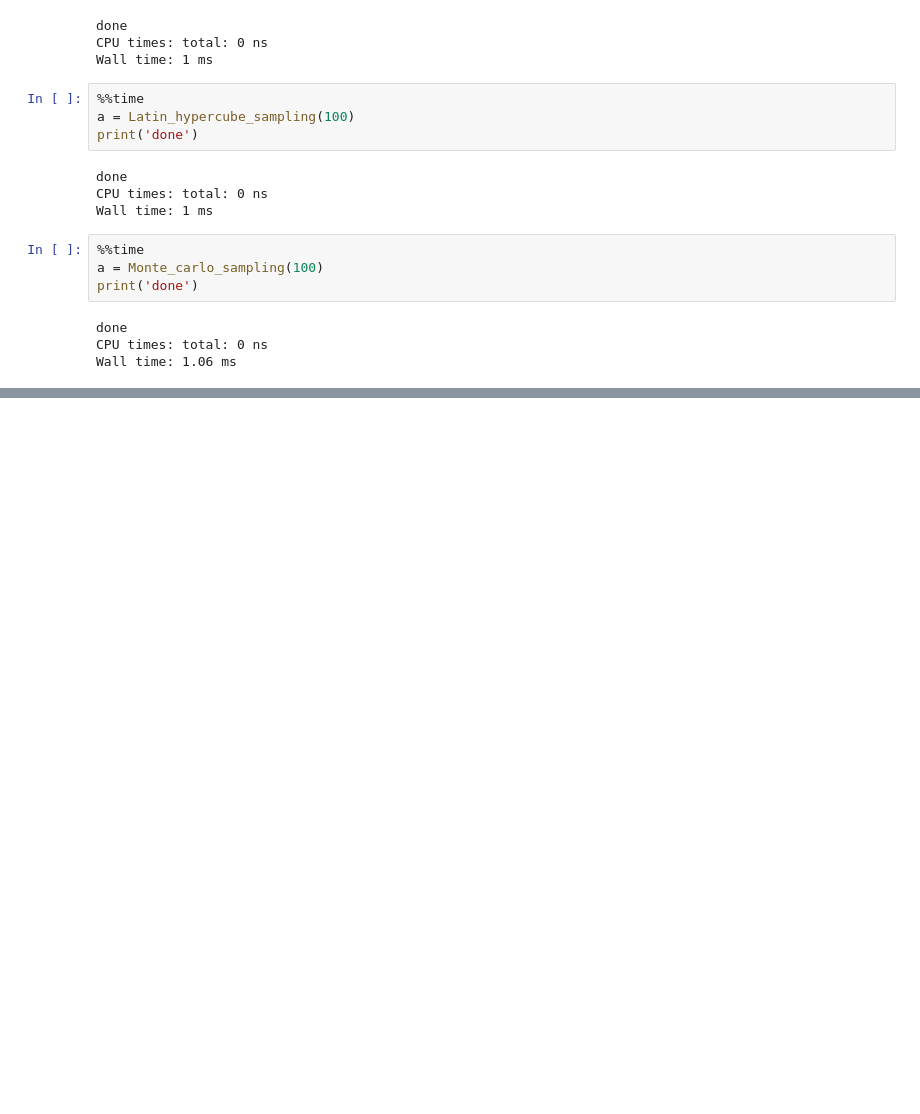
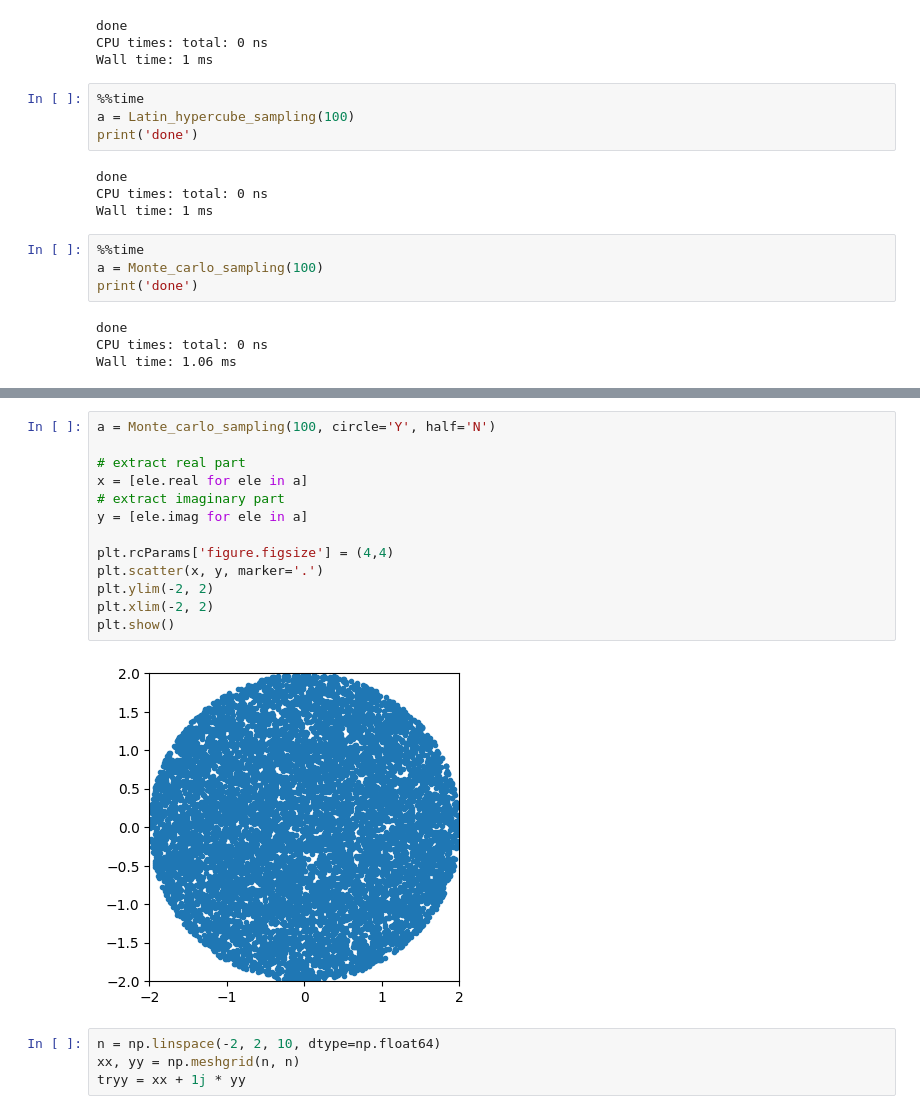
Before and after one commit to Alex-notmyname/Stochastic_simulation, a Jupyter notebook: Assignment_1/test.ipynb, the cells around one changed output, grey strips where cells are left out. Saved outputs shown, nothing was run; the diff lists cells and outputs as text; blank space fills up the shorter version.

```diff
--- a/Assignment_1/test.ipynb
+++ b/Assignment_1/test.ipynb
@@ -134,0 +118,19 @@ Wall time: 307 ms
+# %%
+a = Monte_carlo_sampling(100, circle='Y', half='N')
+
+# extract real part
+x = [ele.real for ele in a]
+# extract imaginary part
+y = [ele.imag for ele in a]
+
+plt.rcParams['figure.figsize'] = (4,4)
+plt.scatter(x, y, marker='.')
+plt.ylim(-2, 2)
+plt.xlim(-2, 2)
+plt.show()
+# %% [output]
+[figure, added]
+# %%
+n = np.linspace(-2, 2, 10, dtype=np.float64)
+xx, yy = np.meshgrid(n, n)
+tryy = xx + 1j * yy
```
Also changed, not shown: parts of 4 cells of this notebook, 5 other files.
